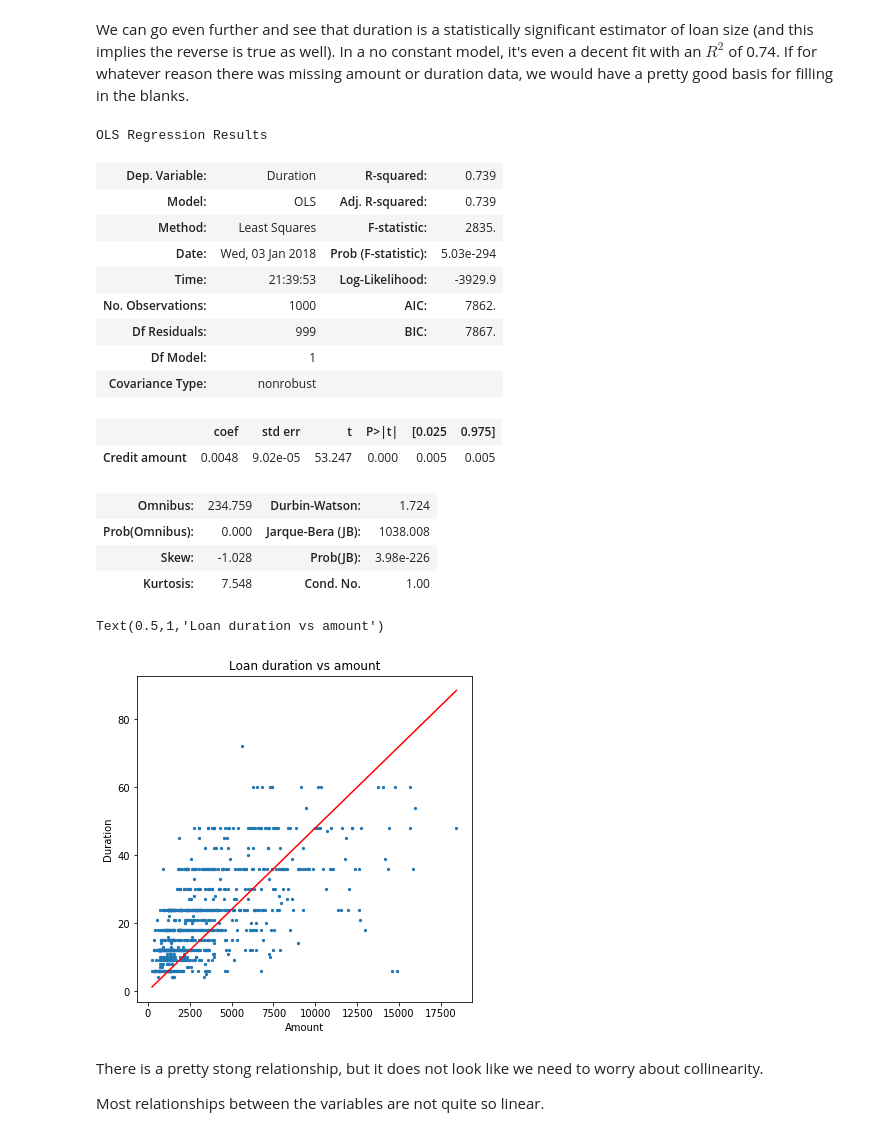
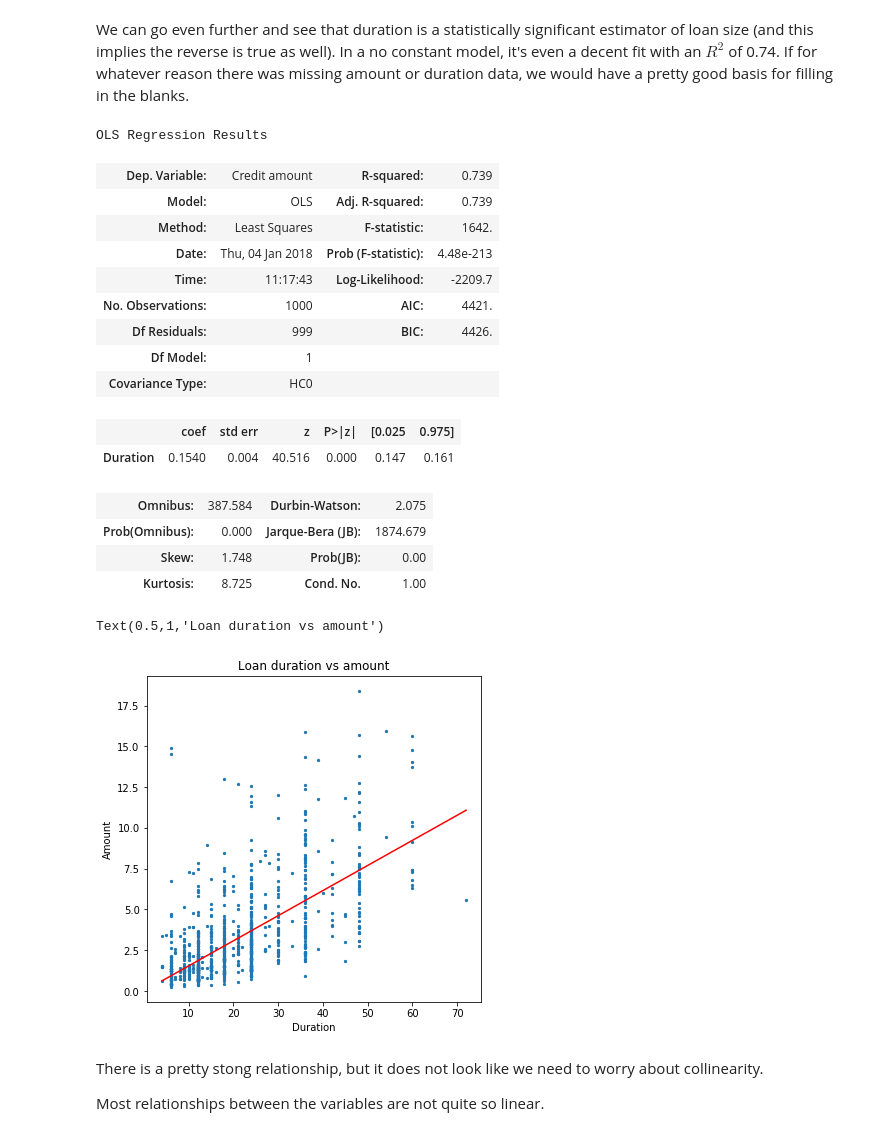
Before and after one commit to keithqu/dsp, a Jupyter notebook: credit risk/German Credit Risk.ipynb, the cells around one changed output. Drawn from its saved outputs; the diff is of its cells as text; code cells hidden in the pictures.

```diff
--- a/credit risk/German Credit Risk.ipynb
+++ b/credit risk/German Credit Risk.ipynb
@@ -39,6 +41,8 @@ from sklearn.cluster import KMeans
 %matplotlib inline
 # %%
 df = pd.read_csv('german_credit_data.csv',index_col=0)
+# In thousands of DM
+df['Credit amount'] = df['Credit amount']*0.001
 df.head()
 # %% [output]
 |  | Age | Sex | Job | Housing | Saving accounts | Checking account | Credit amount | Duration | ... |
@@ -67,8 +71 @@ dtypes: int64(4), object(6)
 memory usage: 85.9+ KB
-# %%
-numeric_col = ['Age','Credit amount','Duration']
-
-for c in numeric_col:
-    df[c] = df[c].astype(int)
-
-df.info()
@@ -216,39 +199,39 @@ dfd[['Credit amount','Duration']].corr()
 # %% [markdown]
 We can go even further and see that duration is a statistically significant estimator of loan size (and this implies the reverse is true as well). In a no constant model, it's even a decent fit with an $R^2$ of 0.74. If for whatever reason there was missing  amount or duration data, we would have a pretty good basis for filling in the blanks.
 # %%
-y = dfd['Duration']
-X = dfd['Credit amount']
+X = dfd['Duration']
+y = dfd['Credit amount']
 
 lm=sm.OLS(y,X)
-lm.fit().summary()
+lm.fit(cov_type='HC0').summary()
 # %% [output]
 OLS Regression Results
-| Dep. Variable: | Duration | R-squared: | 0.739 |
+| Dep. Variable: | Credit amount | R-squared: | 0.739 |
 | Model: | OLS | Adj. R-squared: | 0.739 |
-| Method: | Least Squares | F-statistic: | 2835. |
-| Date: | Wed, 03 Jan 2018 | Prob (F-statistic): | 5.03e-294 |
-| Time: | 21:39:53 | Log-Likelihood: | -3929.9 |
-| No. Observations: | 1000 | AIC: | 7862. |
-| Df Residuals: | 999 | BIC: | 7867. |
+| Method: | Least Squares | F-statistic: | 1642. |
+| Date: | Thu, 04 Jan 2018 | Prob (F-statistic): | 4.48e-213 |
+| Time: | 11:17:43 | Log-Likelihood: | -2209.7 |
+| No. Observations: | 1000 | AIC: | 4421. |
+| Df Residuals: | 999 | BIC: | 4426. |
 | Df Model: | 1 |  |  |
-| Covariance Type: | nonrobust |  |  |
+| Covariance Type: | HC0 |  |  |
-|  | coef | std err | t | P>|t| | [0.025 | 0.975] |
-| Credit amount | 0.0048 | 9.02e-05 | 53.247 | 0.000 | 0.005 | 0.005 |
+|  | coef | std err | z | P>|z| | [0.025 | 0.975] |
+| Duration | 0.1540 | 0.004 | 40.516 | 0.000 | 0.147 | 0.161 |
-| Omnibus: | 234.759 | Durbin-Watson: | 1.724 |
-| Prob(Omnibus): | 0.000 | Jarque-Bera (JB): | 1038.008 |
-| Skew: | -1.028 | Prob(JB): | 3.98e-226 |
-| Kurtosis: | 7.548 | Cond. No. | 1.00 |
+| Omnibus: | 387.584 | Durbin-Watson: | 2.075 |
+| Prob(Omnibus): | 0.000 | Jarque-Bera (JB): | 1874.679 |
+| Skew: | 1.748 | Prob(JB): | 0.00 |
+| Kurtosis: | 8.725 | Cond. No. | 1.00 |
 # %%
 plt.figure(figsize=(6,6))
 plt.scatter(X,y,s=5)
 # A no intercept model is just y = aX, where a is the sole coefficient
 plt.plot(np.unique(X),np.unique(X)*lm.fit().params[0],'r')
-plt.xlabel('Amount')
-plt.ylabel('Duration')
+plt.xlabel('Duration')
+plt.ylabel('Amount')
 plt.title('Loan duration vs amount')
 # %% [output]
 Text(0.5,1,'Loan duration vs amount')
-[figure, old version]
+[figure, new version]
 # %% [markdown]
 There is a pretty stong relationship, but it does not look like we need to worry about collinearity.
 
```
Also changed, not shown: parts of 90 cells of this notebook.
